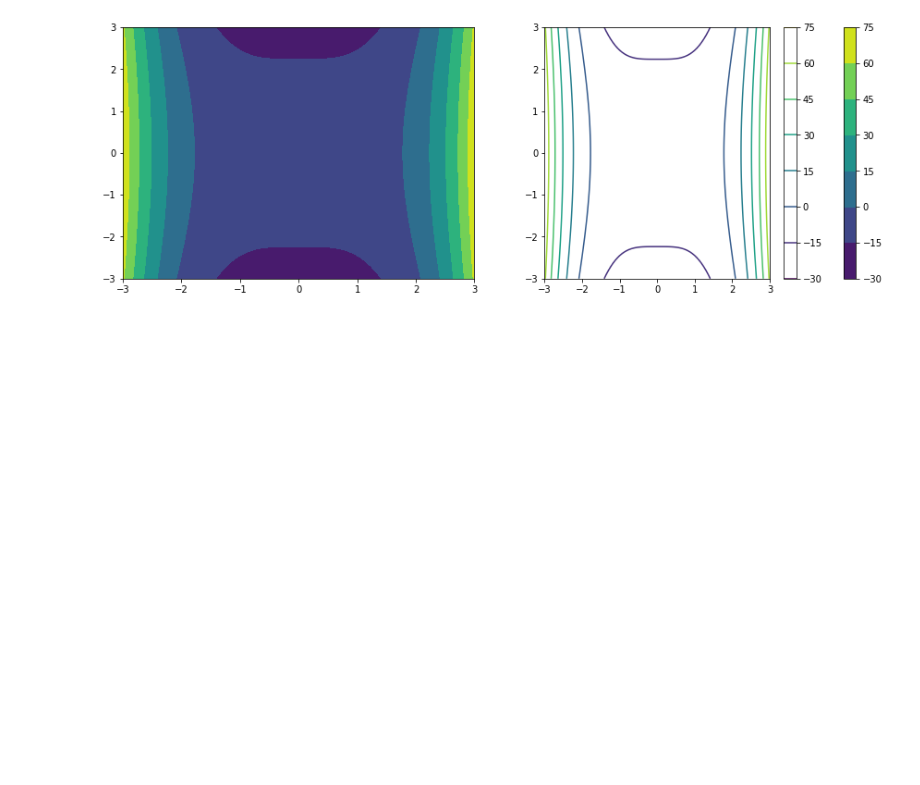
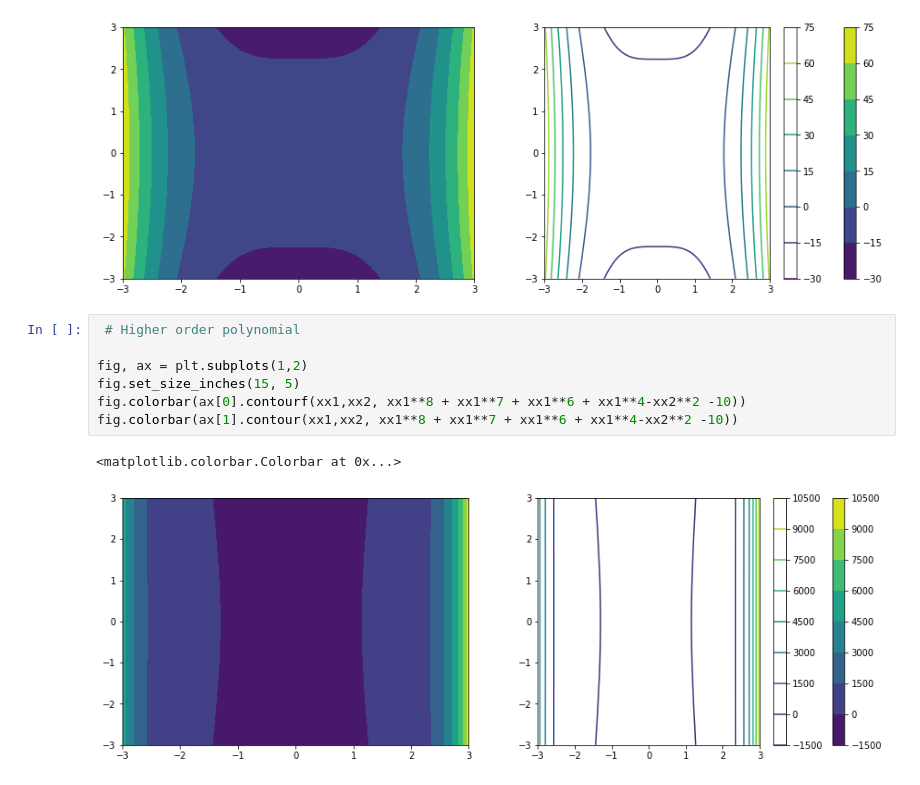
Before and after one commit to SidharthArya/Deep_Learning_Class_Manit, a Jupyter notebook: Assignments/006_Contour_Plots_of_Various_Functions.ipynb, the cells around one changed output. Cells and saved outputs as stored; diff of their text form; blank space fills up the shorter version.

```diff
--- a/Assignments/006_Contour_Plots_of_Various_Functions.ipynb
+++ b/Assignments/006_Contour_Plots_of_Various_Functions.ipynb
@@ -58,3 +58,13 @@ fig.colorbar(ax[1].contour(xx1,xx2, xx1**4-xx2**2 -10))
 # %% [output]
 <matplotlib.colorbar.Colorbar at 0x...>
 [figure]
+# %%
+ # Higher order polynomial
+
+fig, ax = plt.subplots(1,2)
+fig.set_size_inches(15, 5)
+fig.colorbar(ax[0].contourf(xx1,xx2, xx1**8 + xx1**7 + xx1**6 + xx1**4-xx2**2 -10))
+fig.colorbar(ax[1].contour(xx1,xx2, xx1**8 + xx1**7 + xx1**6 + xx1**4-xx2**2 -10))
+# %% [output]
+<matplotlib.colorbar.Colorbar at 0x...>
+[figure, added]
```
